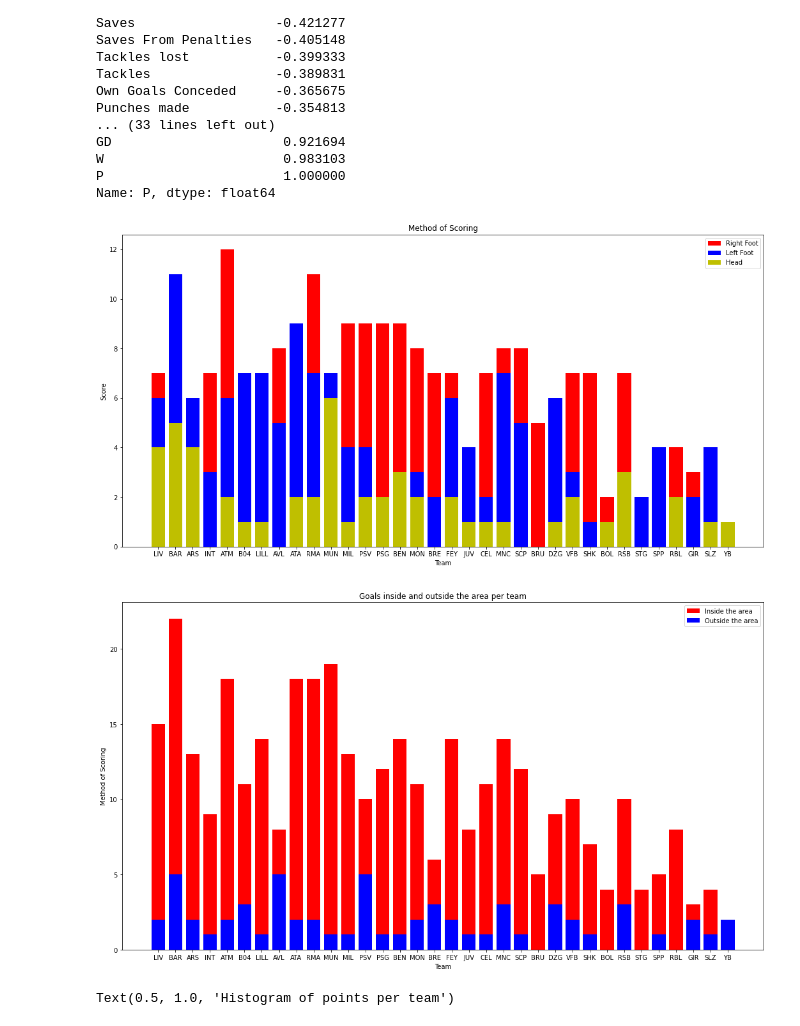
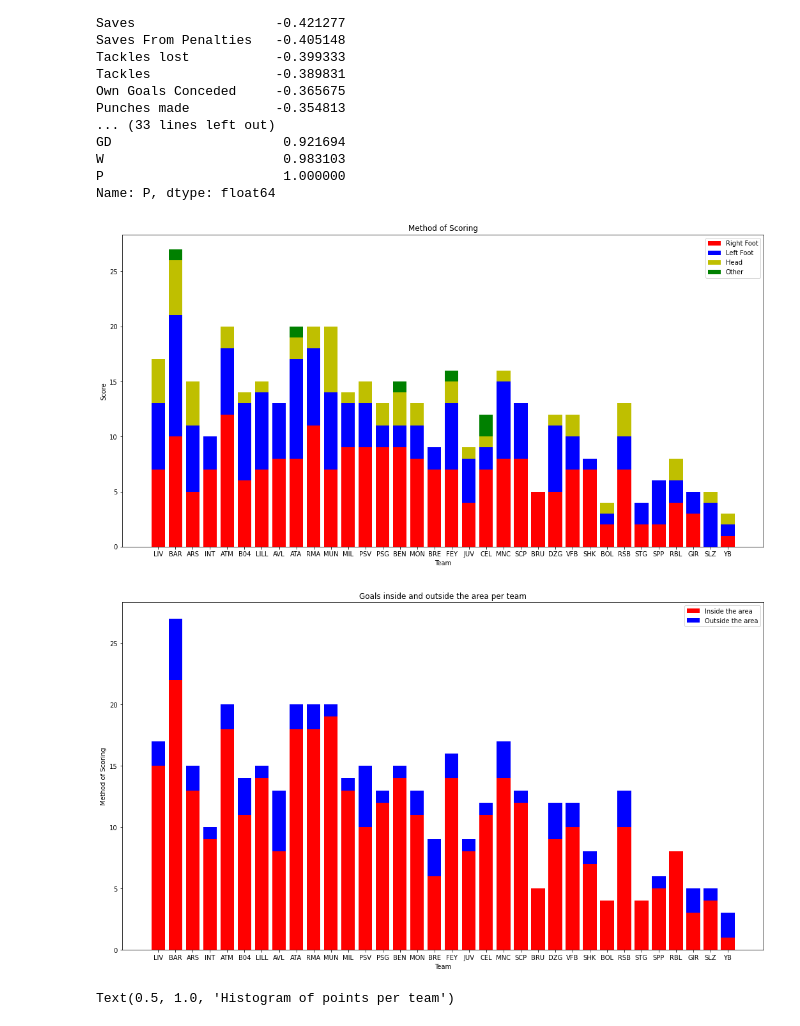
Before and after one commit to NikolaosTM/UCL2025, a Jupyter notebook: LeaguePhase/workbook.ipynb, the cells around one changed output. Drawn from its saved outputs; the diff is of its cells as text; code cells hidden in the pictures.

Commit message:
fixed plotting bug for stacked bar

```diff
--- a/LeaguePhase/workbook.ipynb
+++ b/LeaguePhase/workbook.ipynb
@@ -90,7 +90,7 @@ results['home symbol'] = results['home'].map(team_map['results'])
 results['away symbol'] = results['away'].map(team_map['results'])
 # %%
 master_df = uefa_df.merge(standings, left_on='symbol', right_on='team' )
-master_df.drop(columns=['GP_y','GP_x','Country_x','team','name'], axis=1, inplace=True)
+master_df.drop(columns=['GP_y','GP_x','Country_x','Country_y','team','name'], axis=1, inplace=True)
 master_df.sort_values(by='standing',ascending=True, inplace=True)
 # %%
 master_df.columns
@@ -172,22 +171,30 @@ P                       1.000000
 Name: P, dtype: float64
 # %%
 # lets do stacked bar charts for right foot/ left foot/ header goals
+team_labels = master_df.symbol
+rf = master_df['Right Foot']
+lf = master_df['Left Foot']
+head = master_df['Head']
+other = master_df['Other']
+x = [rf,lf,head,other]
+
 plt.subplots(figsize=(18,9),facecolor='white')
-plt.bar(master_df.symbol, master_df['Right Foot'], color='r')
-plt.bar(master_df.symbol, master_df['Left Foot'], color='b')
-plt.bar(master_df.symbol, master_df['Head'], color='y')
+plt.bar(team_labels, rf, color='r')
+plt.bar(team_labels, lf, bottom=rf, color='b')
+plt.bar(team_labels, head, bottom=rf+lf, color='y')
+plt.bar(team_labels, other, bottom=rf+lf+head, color='g')
+plt.legend(['Right Foot','Left Foot','Head','Other'])
 plt.xlabel("Team")
 plt.ylabel("Score")
-plt.legend(["Right Foot", "Left Foot", "Head"])
 plt.title("Method of Scoring")
 plt.savefig('visualizations/method_of_scoring')
 plt.show()
 # %% [output]
-[figure, old version]
+[figure, new version]
 # %%
 plt.subplots(figsize=(18,10),facecolor='white')
-plt.bar(master_df.symbol, master_df['Goals inside Area'], color='r')
-plt.bar(master_df.symbol, master_df['Goals outside Area'], color='b')
+plt.bar(team_labels, master_df['Goals inside Area'], color='r')
+plt.bar(team_labels, master_df['Goals outside Area'], bottom=master_df['Goals inside Area'], color='b')
 plt.xlabel("Team")
 plt.ylabel("Method of Scoring")
 plt.legend(["Inside the area", "Outside the area"])
@@ -195,7 +202,7 @@ plt.title("Goals inside and outside the area per team")
 plt.savefig('visualizations/scoring_areas')
 plt.show()
 # %% [output]
-[figure, old version]
+[figure, new version]
 # %%
 # not much insight here but was worth a shot
 plt.hist(x=master_df.P, bins=10)
```
Also changed, not shown: parts of 1 cell of this notebook, 3 other files.
